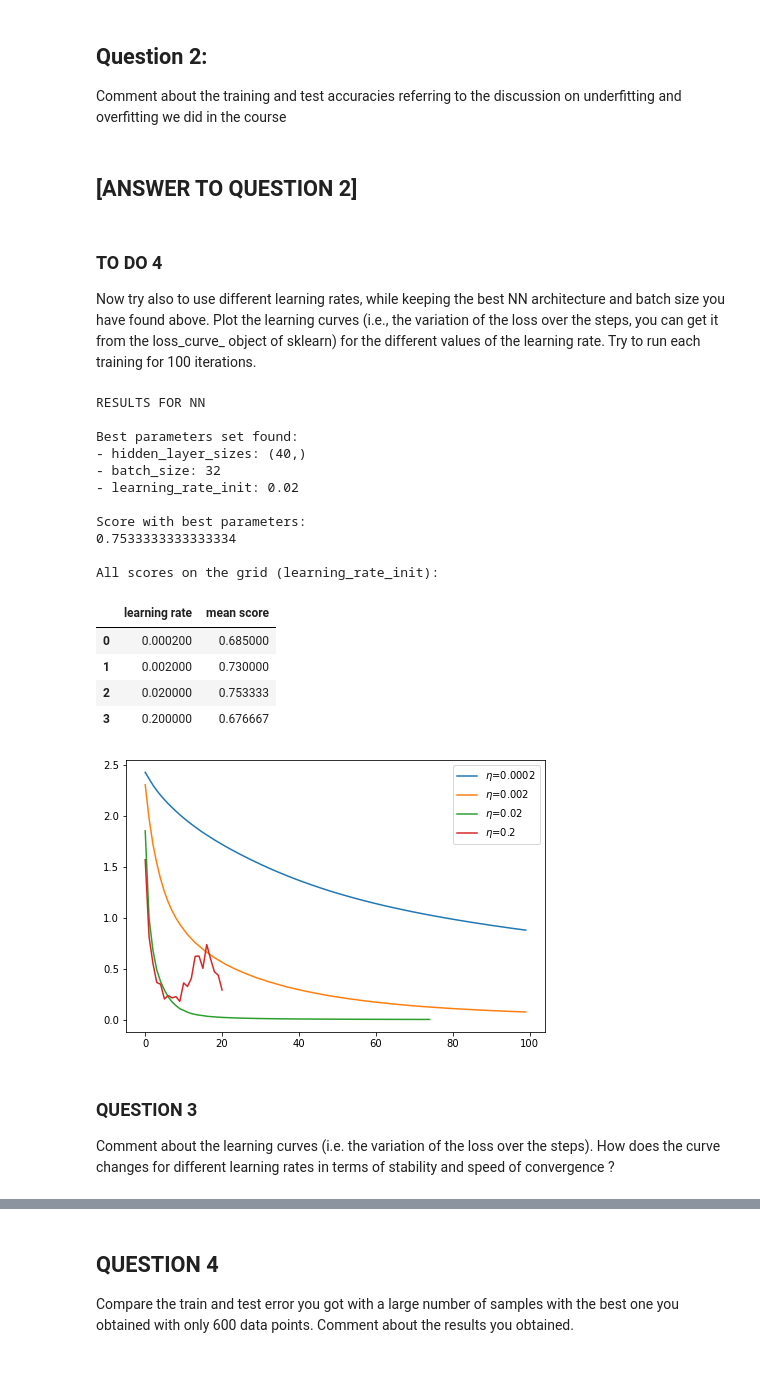
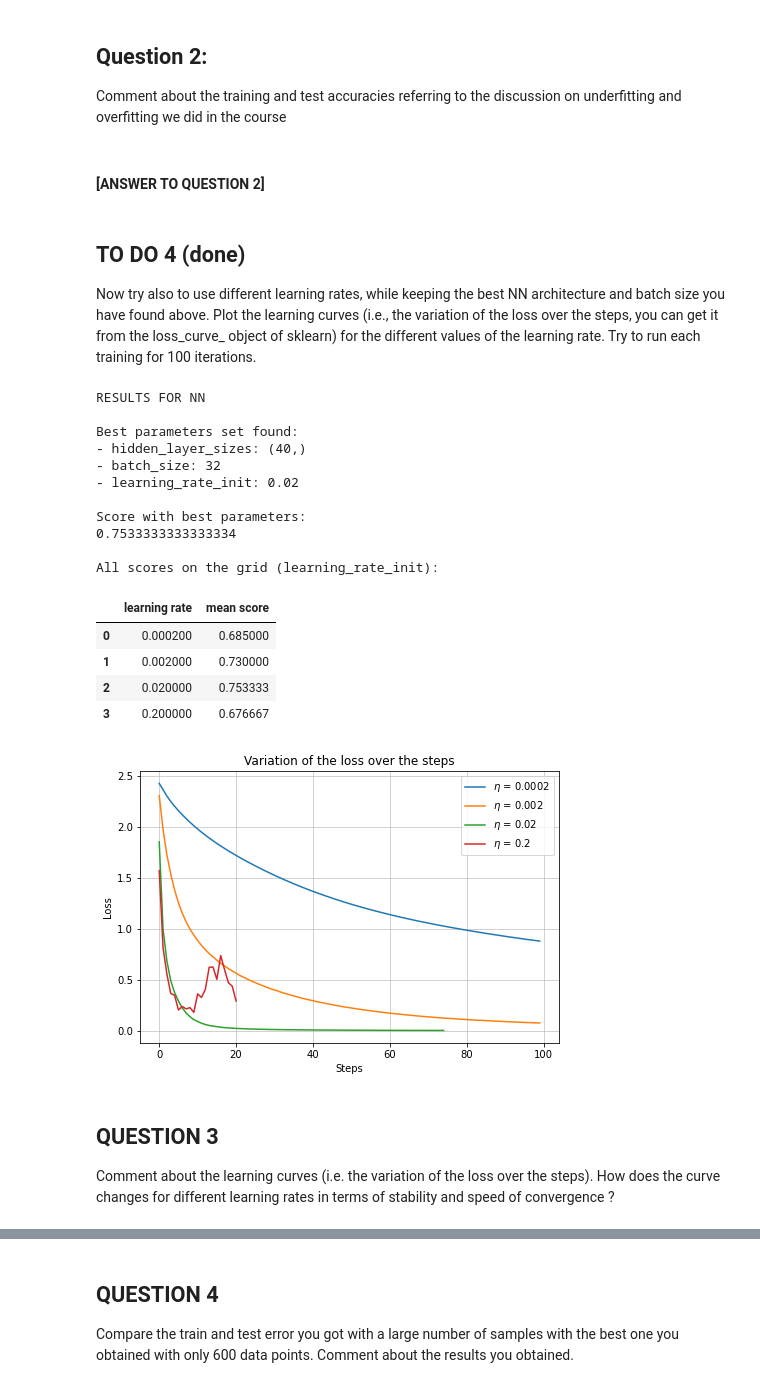
Before and after one commit to NicolaZomer/MachineLearning_Y2122, a Jupyter notebook: lab3/LAB3_Characters_Classification_with_Neural_Networks.ipynb, the cells around one changed output, grey strips where cells are left out. Cells and saved outputs as stored; diff of their text form; code cells hidden in the pictures.

```diff
--- a/lab3/LAB3_Characters_Classification_with_Neural_Networks.ipynb
+++ b/lab3/LAB3_Characters_Classification_with_Neural_Networks.ipynb
@@ -105,16 +107,16 @@ while not check_minimum_labels(y_train, 10) or not check_minimum_labels(y_test,
     X = X[permutation]
     y = y[permutation]
 
-    X_train, X_test = X[:m_training], X[m_training:m_training+m_test:]
-    y_train, y_test = y[:m_training], y[m_training:m_training+m_test:]
+    X_train, X_test = X[:m_training], X[m_training:m_training+m_test]
+    y_train, y_test = y[:m_training], y[m_training:m_training+m_test]
 
 labels, freqs = np.unique(y_train, return_counts=True)
 print("Labels in training dataset: ", labels)
 print("Frequencies in training dataset: ", freqs)
 
 labelsT, freqsT = np.unique(y_test, return_counts=True)
-print("\nLabels in test set: ", labels)
-print("Frequencies in test set: ", freqs)
+print("\nLabels in test set: ", labelsT)
+print("Frequencies in test set: ", freqsT)
 # %% [output]
 Labels in training dataset:  [0 1 2 3 4 5 6 7 8 9]
 Frequencies in training dataset:  [61 47 58 73 67 59 59 66 56 54]
@@ -346,9 +348,9 @@ Done, training time: 1.06 sec
 
 Comment about the training and test accuracies referring to the discussion on underfitting and overfitting we did in the course
 # %% [markdown]
-## [ANSWER TO QUESTION 2]
+#### [ANSWER TO QUESTION 2]
 # %% [markdown]
-### TO DO 4
+## TO DO 4 (done)
 
 Now try also to use different learning rates, while keeping the best NN architecture and batch size you have found above. Plot the learning curves (i.e., the variation of the loss over the steps, you can get it from the loss_curve_ object of sklearn) for the different values of the learning rate. Try to run each training for 100 iterations.
 # %%
@@ -387,7 +389,13 @@ for lr in lr_list:
         warnings.filterwarnings("ignore", category=ConvergenceWarning, module="sklearn")
         mlp_lr.fit(X_train, y_train)
 
-    plt.plot(mlp_lr.loss_curve_, label = r'$\eta$='+str(lr))
+    plt.plot(mlp_lr.loss_curve_, label = r'$\eta$ = '+str(lr))
+    # "loss_curve_": the ith element in the list represents the loss at the ith iteration
+
+plt.xlabel('Steps')
+plt.ylabel('Loss')
+plt.title('Variation of the loss over the steps')
+plt.grid(alpha=0.7)
 plt.legend()
 
 # ------------------------------------------------------------------------------------------------------
@@ -397,38 +405,36 @@ print("Best parameters set found:")
 best_lr = mlp_clf_lr.best_params_['learning_rate_init']
 print('- hidden_layer_sizes:', best_NNarchitecture)
 print('- batch_size:', best_batchsize)
 print('- learning_rate_init:', best_lr)
 
 print("\nScore with best parameters:")
 print(mlp_clf_lr.best_score_)
 
 print("\nAll scores on the grid (learning_rate_init):")
 mean_scores = mlp_clf_lr.cv_results_['mean_test_score']
 
 df = pd.DataFrame({'learning rate': lr_list, 'mean score': mean_scores})
 df.style.highlight_max(subset='mean score', props='color:lightgray; font-weight:bold; background-color:darkblue;')
-
-# TODO: sistemare il grafico (estetica - assi, grid, titolo)
 # %% [output]
 RESULTS FOR NN
 
 Best parameters set found:
 - hidden_layer_sizes: (40,)
 - batch_size: 32
 - learning_rate_init: 0.02
 
 Score with best parameters:
 0.7533333333333334
 
 All scores on the grid (learning_rate_init):
 |  | learning rate | mean score |
 | 0 | 0.000200 | 0.685000 |
 | 1 | 0.002000 | 0.730000 |
 | 2 | 0.020000 | 0.753333 |
 | 3 | 0.200000 | 0.676667 |
-[figure, old version]
+[figure, new version]
 # %% [markdown]
-### QUESTION 3
+## QUESTION 3
 
 Comment about the learning curves (i.e. the variation of the loss over the steps). How does the curve changes for different learning rates in terms of stability and speed of convergence ?
 # %% [markdown]
```
Also changed, not shown: parts of 29 cells of this notebook.
